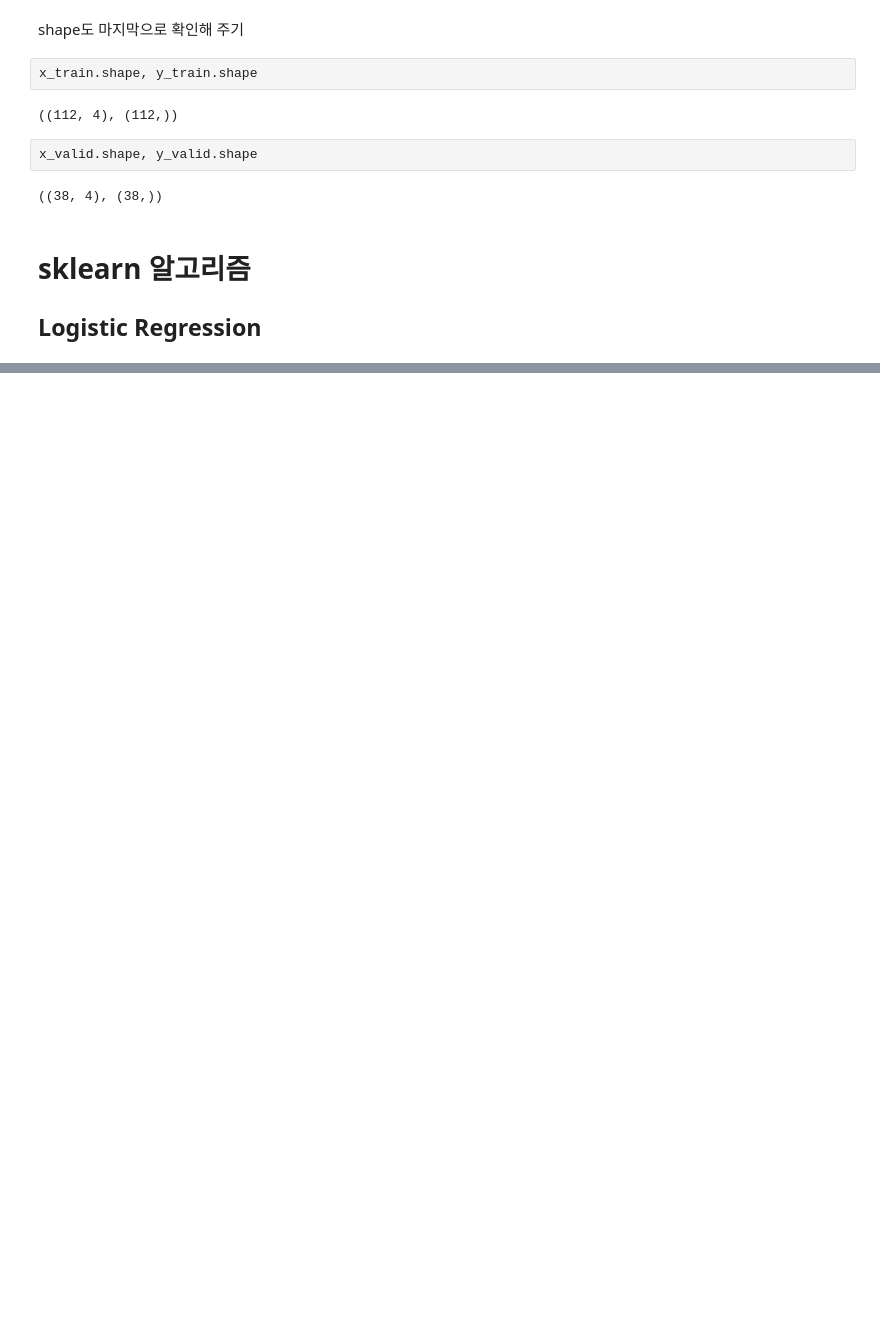
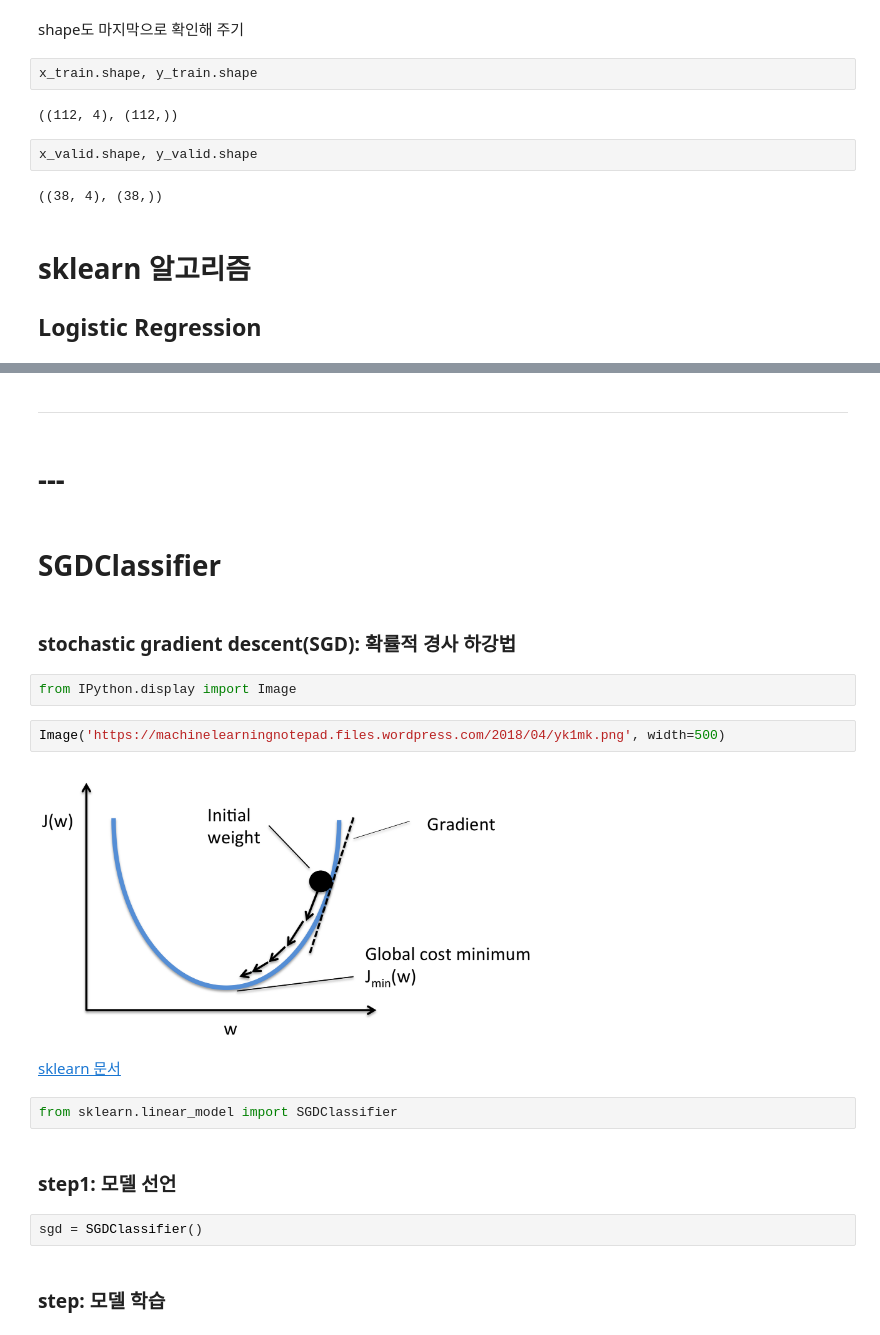
Before and after one commit to eunhobang/AI_Study, a Jupyter notebook: 패스트캠퍼스/sklearn.ipynb, the cells around one changed output, grey strips where cells are left out. Cells and saved outputs as stored; diff of their text form; blank space fills up the shorter version.

```diff
--- a/패스트캠퍼스/sklearn.ipynb
+++ b/패스트캠퍼스/sklearn.ipynb
@@ -947,0 +1002,24 @@ x_valid.shape, y_valid.shape
+# %% [markdown]
+----
+# %% [markdown]
+# ---
+# %% [markdown]
+# SGDClassifier
+# %% [markdown]
+### stochastic gradient descent(SGD): 확률적 경사 하강법
+# %%
+from IPython.display import Image
+# %%
+Image('https://machinelearningnotepad.files.wordpress.com/2018/04/yk1mk.png', width=500)
+# %% [output]
+[figure, added]
+# %% [markdown]
+[sklearn 문서](https://scikit-learn.org/stable/modules/generated/sklearn.linear_model.SGDClassifier.html)
+# %%
+from sklearn.linear_model import SGDClassifier
+# %% [markdown]
+### step1: 모델 선언
+# %%
+sgd = SGDClassifier()
+# %% [markdown]
+### step: 모델 학습
```
Also changed, not shown: parts of 23 cells of this notebook.
